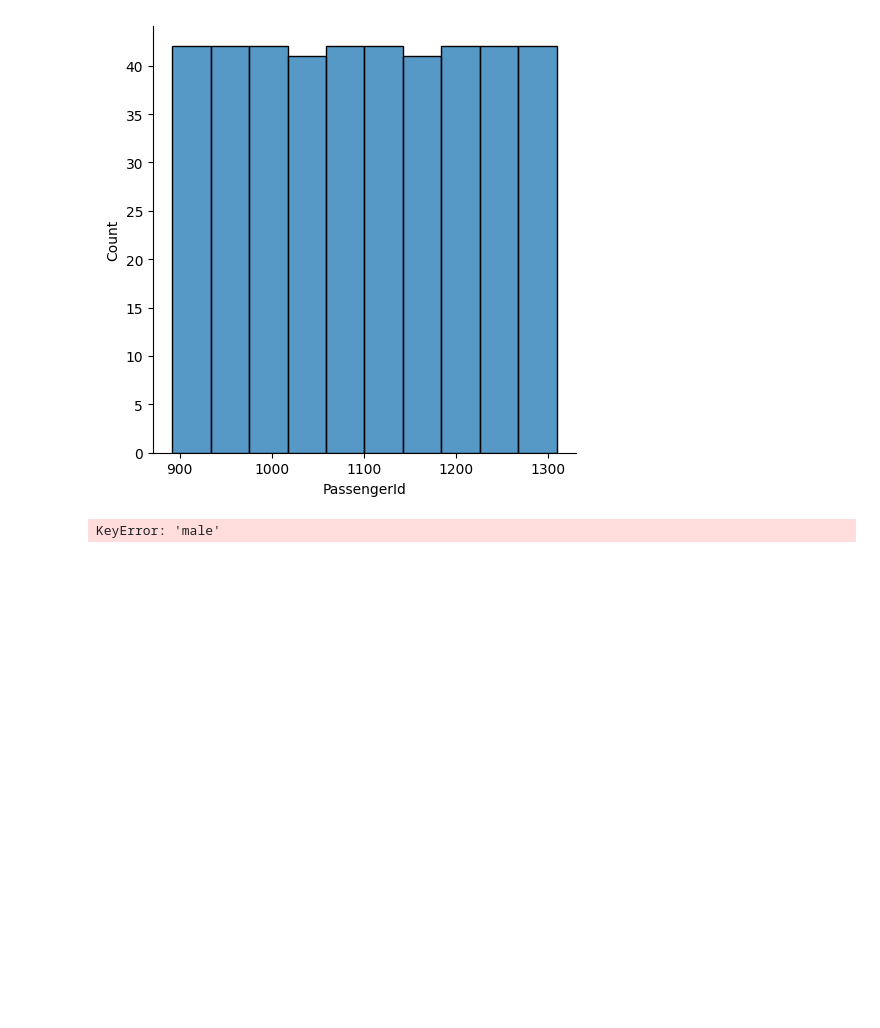
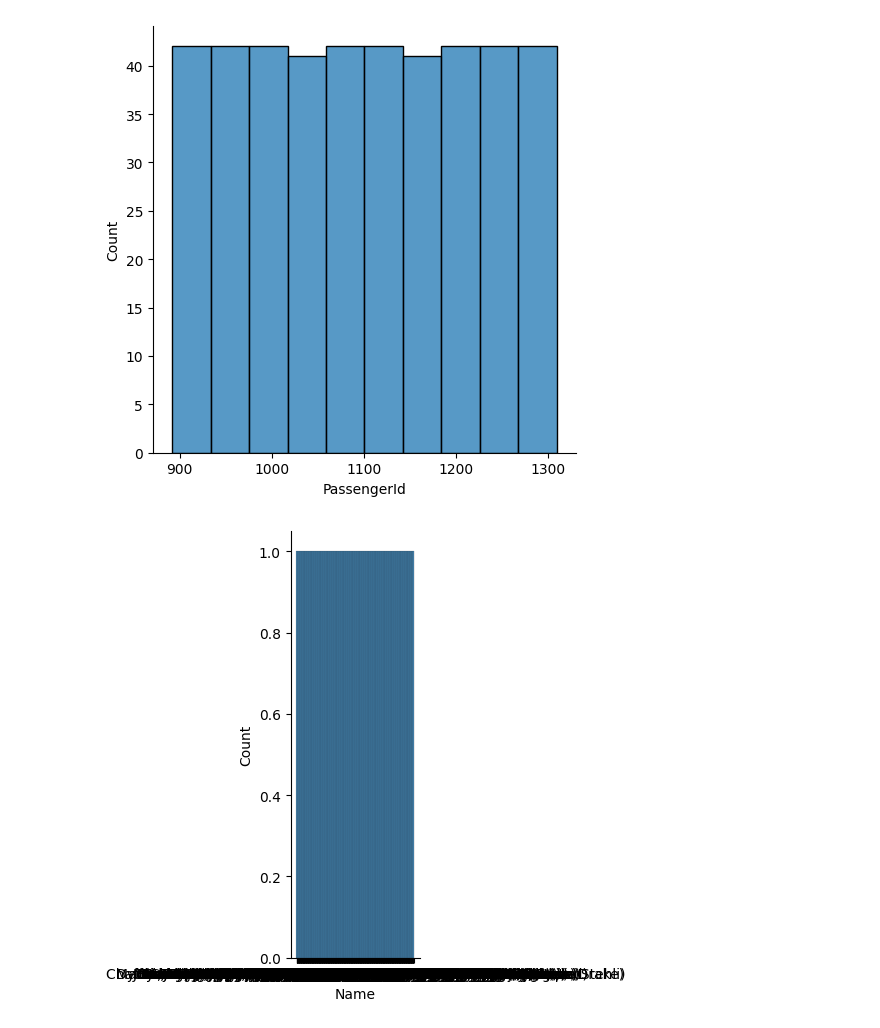
Before and after one commit to hamnasz/Machine-Learning-Lab, a Jupyter notebook: Lab 2/Task1.ipynb, the cells around one changed output. Cells and saved outputs as stored; diff of their text form; code cells hidden in the pictures; blank space fills up the shorter version.

```diff
--- a/Lab 2/Task1.ipynb
+++ b/Lab 2/Task1.ipynb
@@ -375,6 +375,7 @@ sns.displot(data['PassengerId'])
 <seaborn.axisgrid.FacetGrid at 0x...>
 [figure]
 # %%
-sns.displot(data['male'])
+sns.displot(data['Name'])
+plt.show()
 # %% [output]
-KeyError: 'male'
+[figure, added]
```
